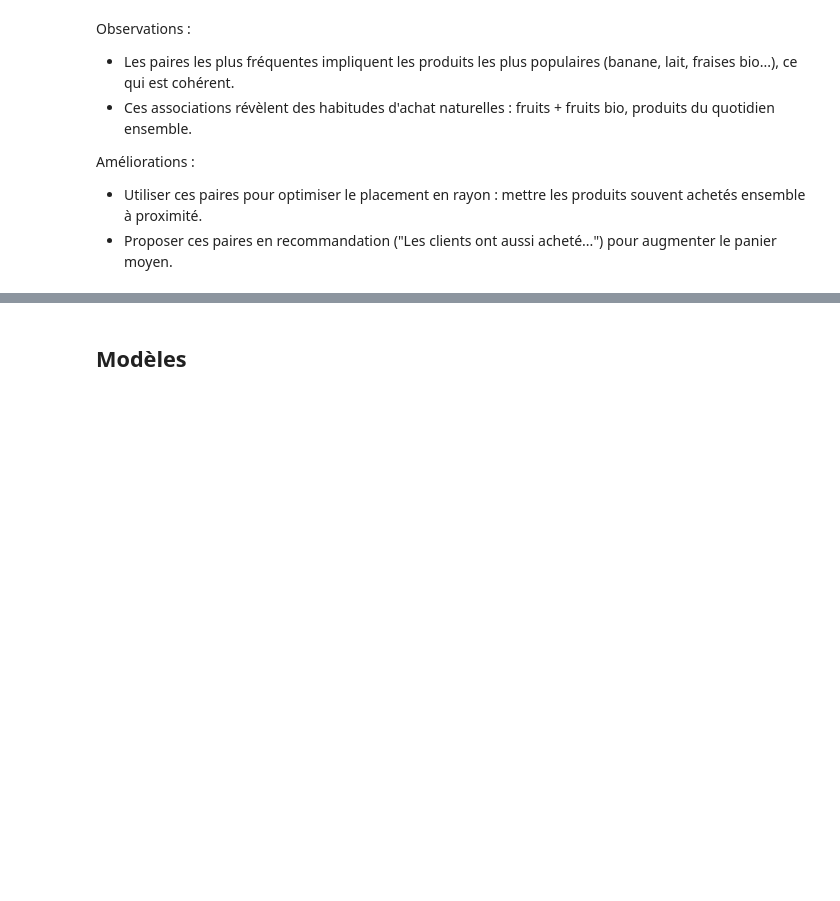
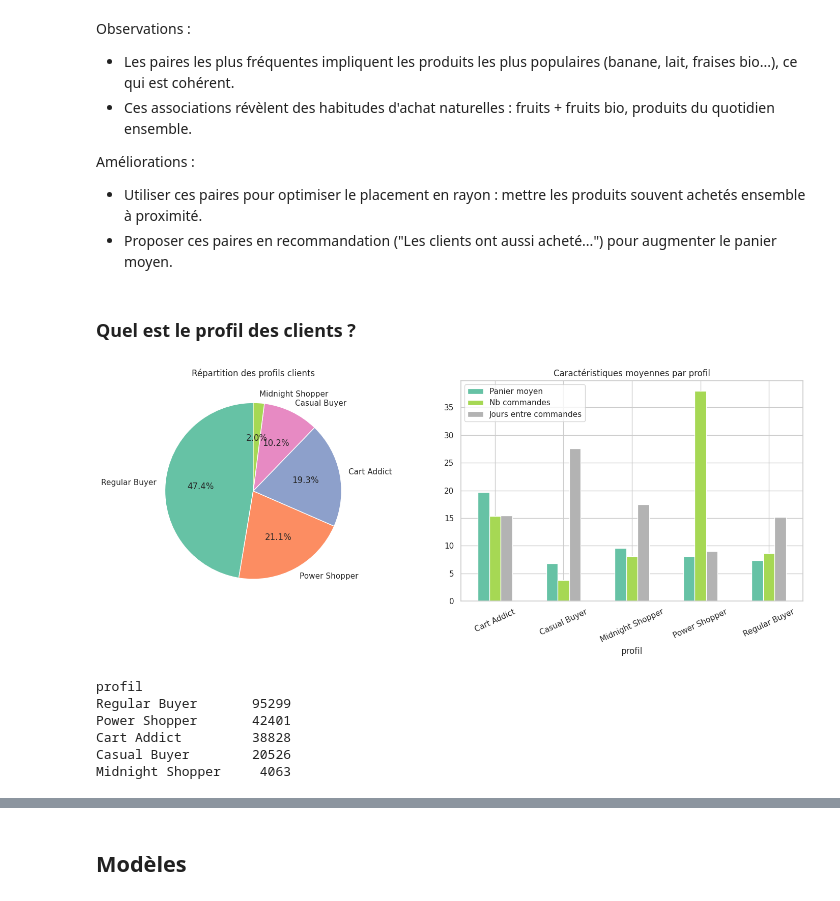
Before and after one commit to raph-bl/NextBuy, a Jupyter notebook: notebook.ipynb, the cells around one changed output, grey strips where cells are left out. Cells and saved outputs as stored; diff of their text form; code cells hidden in the pictures; blank space fills up the shorter version.

```diff
--- a/notebook.ipynb
+++ b/notebook.ipynb
@@ -404,3 +404,47 @@ Observations :
 Améliorations :
 - Utiliser ces paires pour optimiser le placement en rayon : mettre les produits souvent achetés ensemble à proximité.
 - Proposer ces paires en recommandation ("Les clients ont aussi acheté...") pour augmenter le panier moyen.
+# %% [markdown]
+### Quel est le profil des clients ?
+# %%
+cart_size = order_products.groupby('order_id')['product_id'].count()
+avg_cart = orders[['order_id','user_id']].merge(cart_size.rename('cart_size'), on='order_id').groupby('user_id')['cart_size'].mean()
+
+night_ratio = orders.assign(is_night=orders['order_hour_of_day'].between(0,5)).groupby('user_id')['is_night'].mean()
+
+up = orders.groupby('user_id').agg(total_orders=('order_number','max'), avg_days=('days_since_prior_order','mean'))
+up = up.join(avg_cart).join(night_ratio)
+
+cart_q80  = up['cart_size'].quantile(0.80)
+order_q75 = up['total_orders'].quantile(0.75)
+
+def profile(row):
+    if row['is_night'] > 0.3:          return 'Midnight Shopper'
+    if row['cart_size'] >= cart_q80:   return 'Cart Addict'
+    if row['total_orders'] <= 5 and row['avg_days'] > 20: return 'Casual Buyer'
+    if row['total_orders'] >= order_q75: return 'Power Shopper'
+    return 'Regular Buyer'
+
+up['profil'] = up.apply(profile, axis=1)
+counts = up['profil'].value_counts()
+
+fig, axes = plt.subplots(1, 2, figsize=(15, 6))
+axes[0].pie(counts, labels=counts.index, autopct='%1.1f%%', colors=sns.color_palette('Set2', len(counts)), startangle=90)
+axes[0].set_title('Répartition des profils clients')
+
+up.groupby('profil')[['cart_size','total_orders','avg_days']].mean().round(1).rename(
+    columns={'cart_size':'Panier moyen','total_orders':'Nb commandes','avg_days':'Jours entre commandes'}
+).plot(kind='bar', ax=axes[1], colormap='Set2', rot=25)
+axes[1].set_title('Caractéristiques moyennes par profil')
+
+plt.tight_layout()
+plt.show()
+print(counts.to_string())
+# %% [output]
+[figure, added]
+profil
+Regular Buyer       95299
+Power Shopper       42401
+Cart Addict         38828
+Casual Buyer        20526
+Midnight Shopper     4063
```
Also changed, not shown: parts of 5 cells of this notebook.
